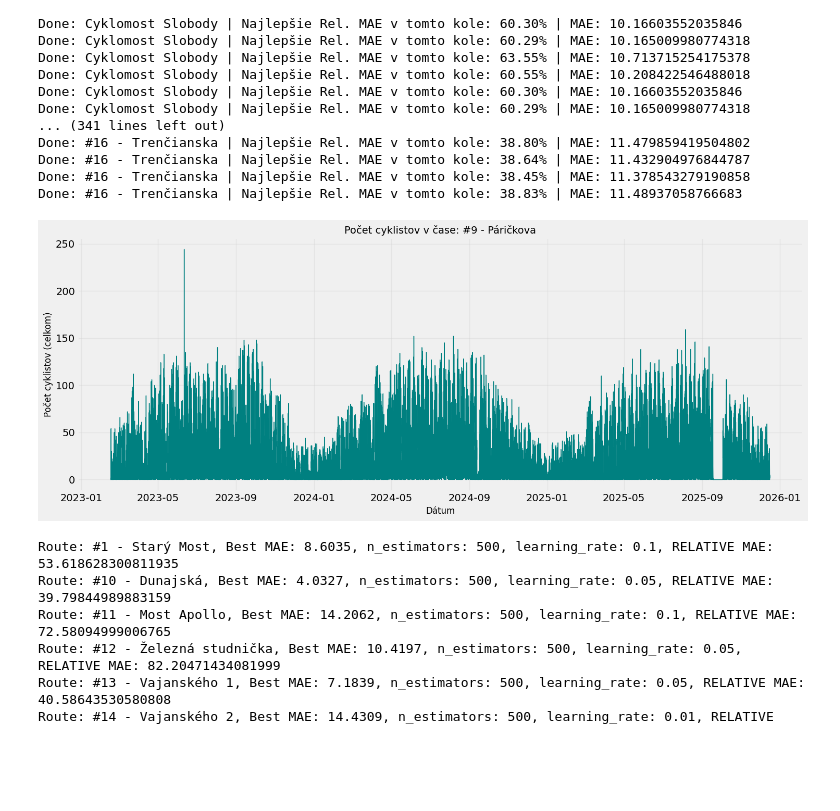
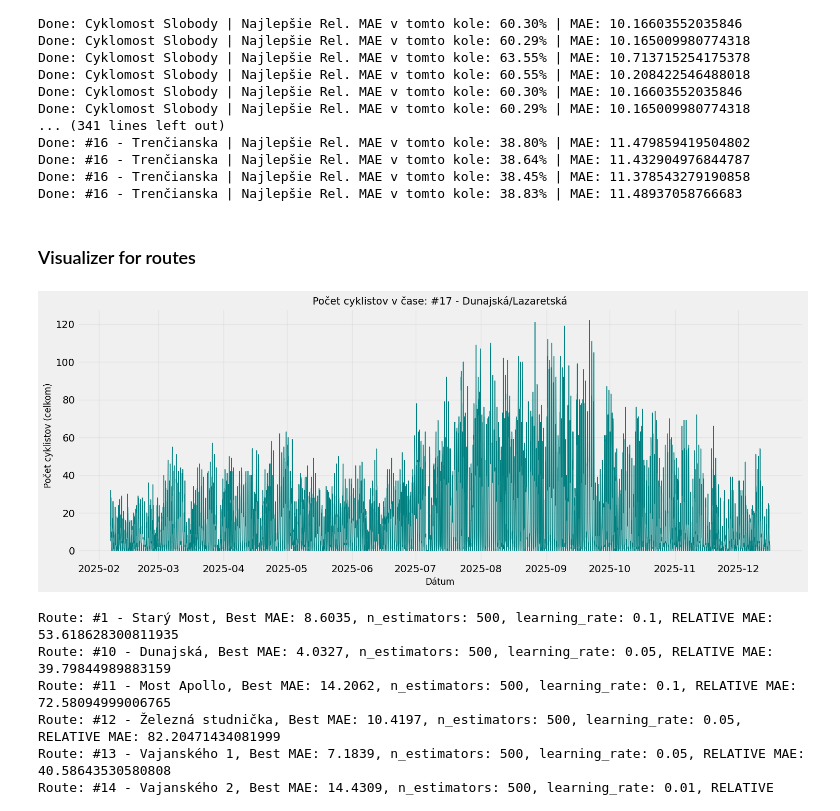
Before and after one commit to sugy-w/PRIDAV-JPD, a Jupyter notebook: TemporalRoutePatterns/XGBoost_all_routes.ipynb, the cells around one changed output. Drawn from its saved outputs; the diff is of its cells as text; code cells hidden in the pictures; blank space fills up the shorter version.

```diff
--- a/TemporalRoutePatterns/XGBoost_all_routes.ipynb
+++ b/TemporalRoutePatterns/XGBoost_all_routes.ipynb
@@ -185,23 +143,29 @@ Done: #16 - Trenčianska | Najlepšie Rel. MAE v tomto kole: 38.80% | MAE: 11.47
 Done: #16 - Trenčianska | Najlepšie Rel. MAE v tomto kole: 38.64% | MAE: 11.432904976844787
 Done: #16 - Trenčianska | Najlepšie Rel. MAE v tomto kole: 38.45% | MAE: 11.378543279190858
 Done: #16 - Trenčianska | Najlepšie Rel. MAE v tomto kole: 38.83% | MAE: 11.48937058766683
+# %% [markdown]
+### Visualizer for routes
 # %%
-route_name = "#6 - Vajnorská"
-route_name = "#9 - Páričkova"
+route_name = "#5 - Devínska cesta"
+route_name = '#15 - Incheba Einsteinova' # jeden rok
+
+
+route_name = "#16 - Trenčianska" # jeden rok
+route_name = '#17 - Dunajská/Lazaretská'
+
 plot_data = data_with_features[data_with_features["name"] == route_name].sort_index()
 
-# 2. Vykreslenie
 plt.figure(figsize=(15, 6))
 plt.plot(plot_data.index, plot_data['cyclists_total'], color='teal', linewidth=1)
 
 plt.title(f'Počet cyklistov v čase: {route_name}', fontsize=14)
 plt.xlabel('Dátum', fontsize=12)
 plt.ylabel('Počet cyklistov (celkom)', fontsize=12)
 plt.grid(True, alpha=0.3)
 plt.tight_layout()
 plt.show()
 # %% [output]
-[figure, old version]
+[figure, new version]
 # %%
 results_df = pd.DataFrame(results)
 
```
Also changed, not shown: parts of 18 cells of this notebook, 5 other files.
